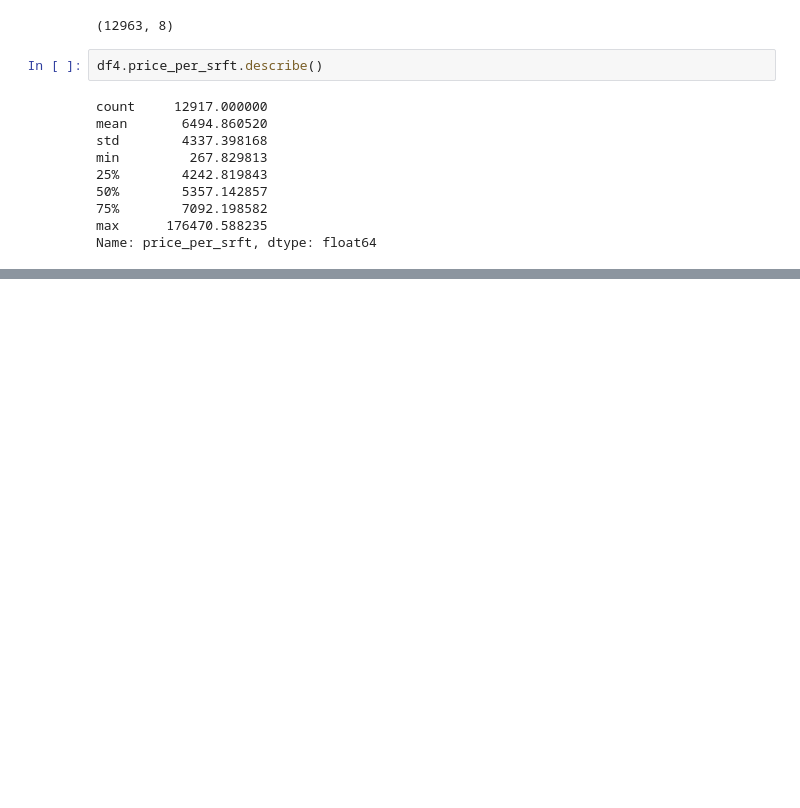
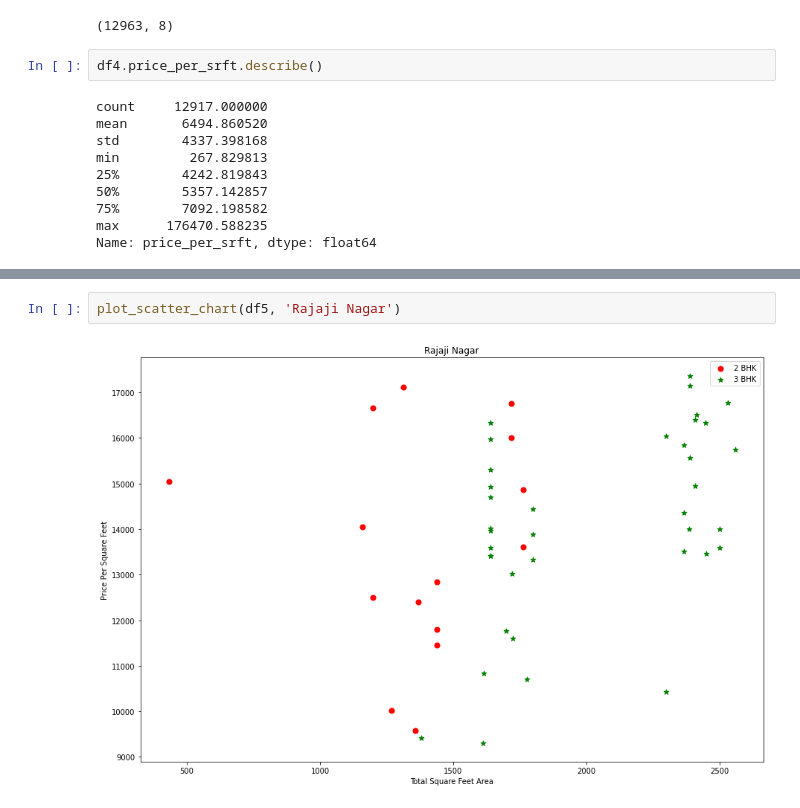
Before and after one commit to pandeydevendra/python_dev, a Jupyter notebook: ds_ml/ds/banglore_home_price_api/bhm_price_prediction_api.ipynb, the cells around one changed output, grey strips where cells are left out. Saved outputs shown, nothing was run; the diff lists cells and outputs as text; blank space fills up the shorter version.

```diff
--- a/ds_ml/ds/banglore_home_price_api/bhm_price_prediction_api.ipynb
+++ b/ds_ml/ds/banglore_home_price_api/bhm_price_prediction_api.ipynb
@@ -513,0 +589,4 @@ def remove_pps_outliers(df):
+# %%
+plot_scatter_chart(df5, 'Rajaji Nagar')
+# %% [output]
+[figure, added]
```
Also changed, not shown: parts of 61 cells of this notebook, 13 other files.
